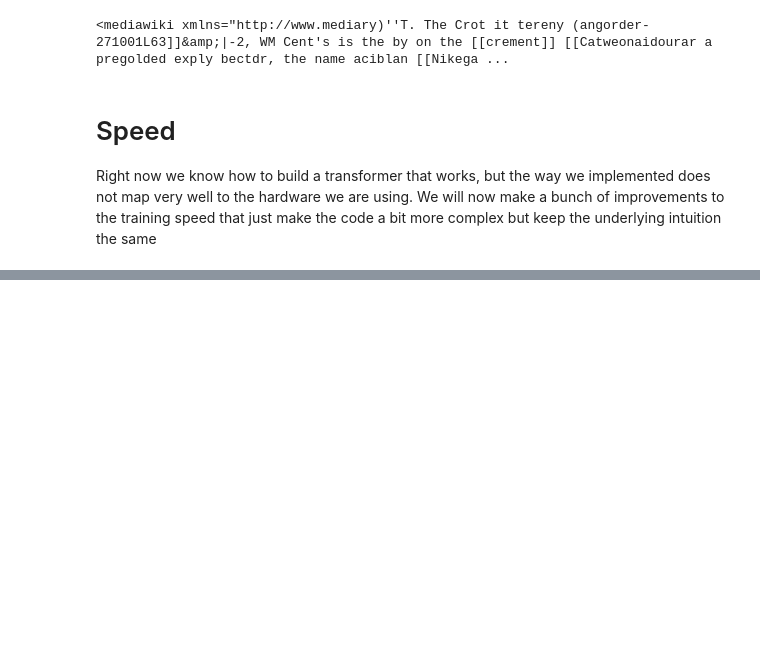
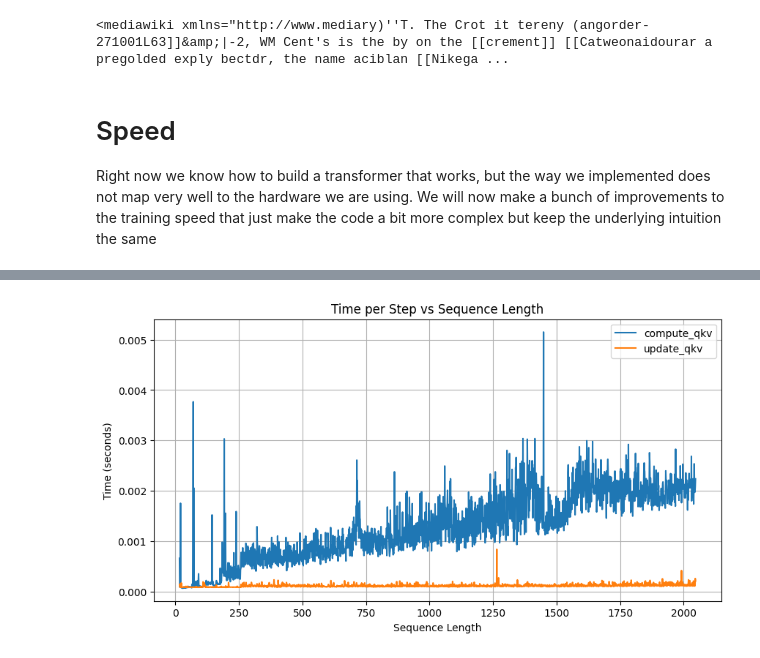
Before and after one commit to LucaM185/GPTs-from-scratch, a Jupyter notebook: 7 - Attention.ipynb, the cells around one changed output, grey strips where cells are left out. Cells and saved outputs as stored; diff of their text form; code cells hidden in the pictures; blank space fills up the shorter version.

```diff
--- a/7 - Attention.ipynb
+++ b/7 - Attention.ipynb
@@ -496,0 +587,85 @@ plt.legend()
+# %%
+class KVAttention(nn.Module):
+    """Pre-allocates fixed-size (2048) caches and writes into them in-place."""
+    def __init__(self, emb_size: int, cache_len: int = 2048, batch_size: int = 1):
+        super().__init__()
+        self.emb_size  = emb_size
+        self.cache_len = cache_len
+
+        self.keys    = nn.Linear(emb_size, emb_size)
+        self.queries = nn.Linear(emb_size, emb_size)
+        self.values  = nn.Linear(emb_size, emb_size)
+
+        # pre-allocated caches (registered as buffers so they move with the module)
+        self.register_buffer("cache_k",  torch.zeros(batch_size, cache_len, emb_size))
+        self.register_buffer("cache_v",  torch.zeros(batch_size, cache_len, emb_size))
+        self.register_buffer("cache_qk", torch.zeros(batch_size, cache_len, cache_len))
+        self.step = 0                    # next free slot in the cache
+
+    def compute_qkv(self, x):
+        L = x.shape[1]
+
+        q, k, v = self.queries(x), self.keys(x), self.values(x)
+        qk = torch.matmul(q, k.transpose(-2, -1))        # (B, L, L)
+
+        self.cache_k[:, :L, :]   = k
+        self.cache_v[:, :L, :]   = v
+        self.cache_qk[:, :L, :L] = qk
+        self.step = L
+        return qk, v
+
+    def update_qkv(self, x):
+        q = self.queries(x[:, -1, :]).unsqueeze(1)       # (B, 1, E)
+        k = self.keys(x[:, -1, :]).unsqueeze(1)          # (B, 1, E)
+        v = self.values(x[:, -1, :]).unsqueeze(1)        # (B, 1, E)
+
+        # write k and v
+        self.cache_k[:, self.step:self.step+1, :] = k
+        self.cache_v[:, self.step:self.step+1, :] = v
+
+        # q against all keys so far (incl. the new one)
+        qk_row = torch.matmul(q, self.cache_k[:, :self.step+1, :].transpose(-2, -1))
+        self.cache_qk[:, self.step:self.step+1, :self.step+1] = qk_row
+
+        self.step += 1
+        return self.cache_qk[:, :self.step, :self.step], self.cache_v[:, :self.step, :]
+
+from time import time
+import matplotlib.pyplot as plt
+
+# Testing 64 autoregressive steps from 16 tokens
+att = KVAttention(128)
+
+r1 = torch.randn(1, 16, 128)
+sequence = r1
+
+# Measure compute_qkv times
+compute_times = []
+for i in range(2048-16):
+    t0 = time()
+    att.compute_qkv(sequence)
+    compute_times.append(time() - t0)
+    sequence = torch.cat([sequence, torch.randn(1, 1, 128)], dim=1)
+
+# Reset and measure update_qkv times
+sequence = r1
+update_times = []
+att.compute_qkv(sequence)
+for i in range(2048-16):
+    t0 = time()
+    att.update_qkv(sequence)
+    update_times.append(time() - t0)
+    sequence = torch.cat([sequence, torch.randn(1, 1, 128)], dim=1)
+
+# Plot results
+plt.figure(figsize=(10, 5))
+plt.plot(range(16, 2048), compute_times, label='compute_qkv')
+plt.plot(range(16, 2048), update_times, label='update_qkv')
+plt.xlabel('Sequence Length')
+plt.ylabel('Time (seconds)')
+plt.title('Time per Step vs Sequence Length')
+plt.legend()
+plt.grid(True)
+plt.show()
+# %% [output]
+[figure, added]
```
Also changed, not shown: parts of 7 cells of this notebook, 1 other file.
